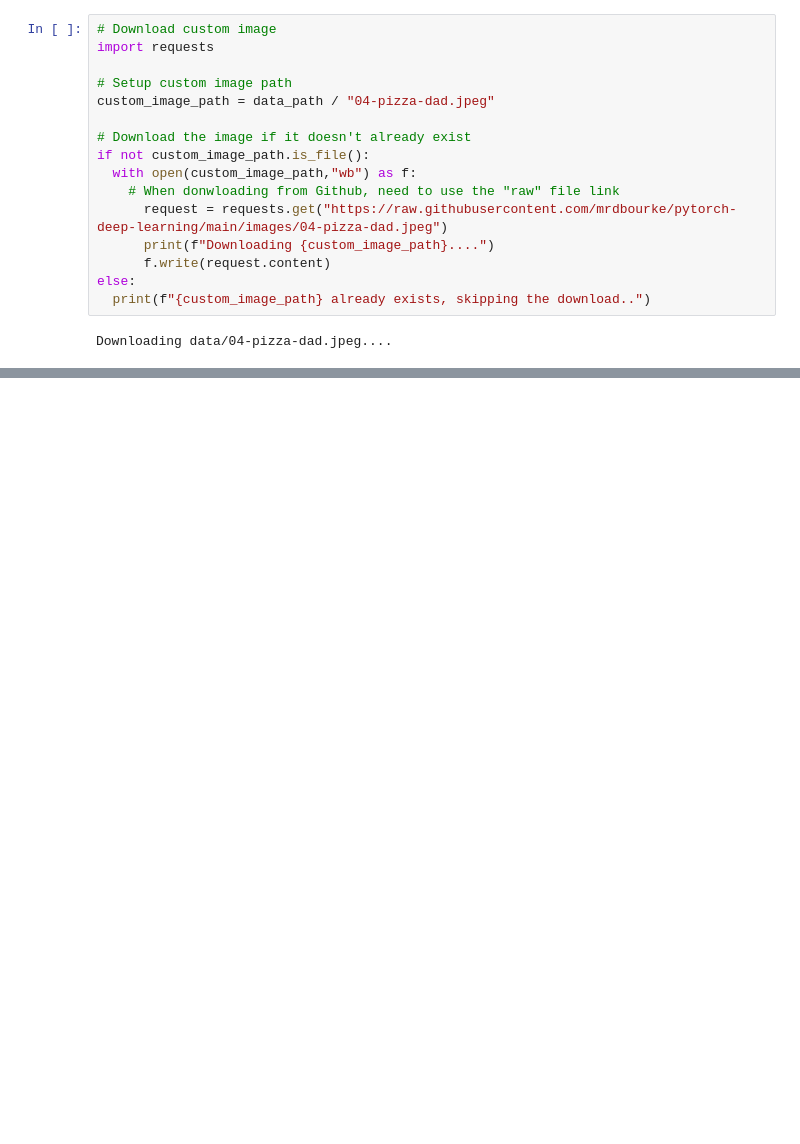
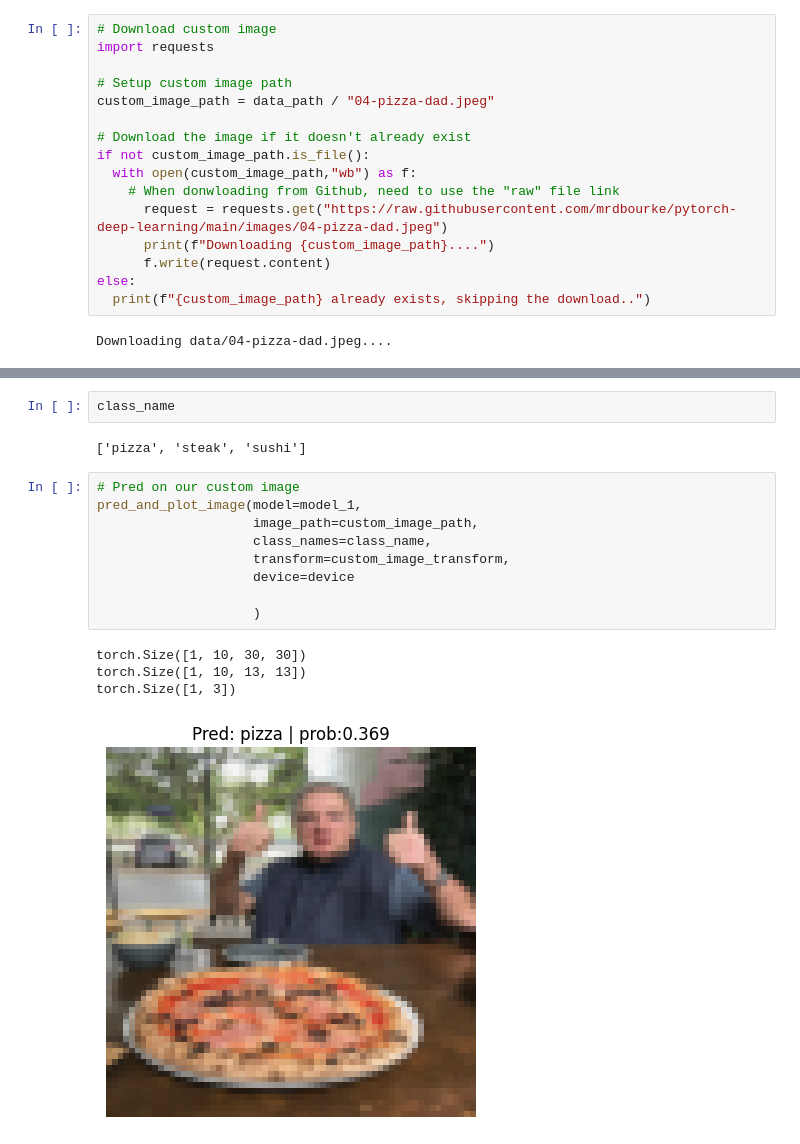
Before and after one commit to SUMIT74184/Machine-learning-journey, a Jupyter notebook: CustomDataset.ipynb, the cells around one changed output, grey strips where cells are left out. Saved outputs shown, nothing was run; the diff lists cells and outputs as text; blank space fills up the shorter version.

```diff
--- a/CustomDataset.ipynb
+++ b/CustomDataset.ipynb
@@ -1494,0 +1680,18 @@ import torchvision
+# %%
+class_name
+# %% [output]
+['pizza', 'steak', 'sushi']
+# %%
+# Pred on our custom image
+pred_and_plot_image(model=model_1,
+                    image_path=custom_image_path,
+                    class_names=class_name,
+                    transform=custom_image_transform,
+                    device=device
+
+                    )
+# %% [output]
+torch.Size([1, 10, 30, 30])
+torch.Size([1, 10, 13, 13])
+torch.Size([1, 3])
+[figure, added]
```
Also changed, not shown: parts of 46 cells of this notebook.
